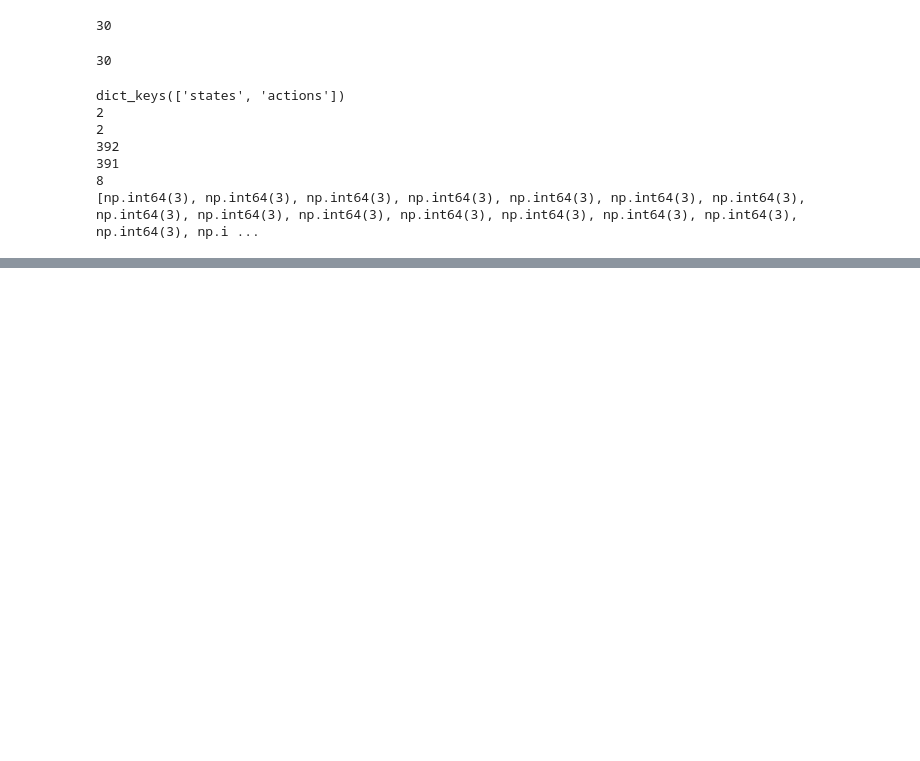
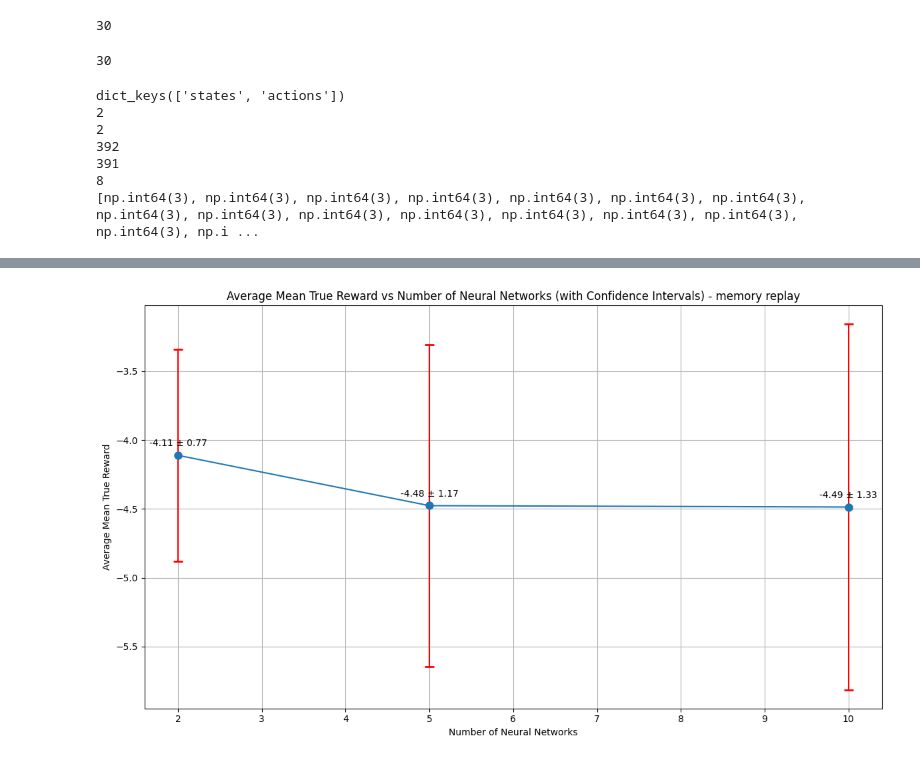
Before and after one commit to stefanoviel/UCBimitation, a Jupyter notebook: test.ipynb, the cells around one changed output, grey strips where cells are left out. Cells and saved outputs as stored; diff of their text form; code cells hidden in the pictures; blank space fills up the shorter version.

```diff
--- a/test.ipynb
+++ b/test.ipynb
@@ -197,0 +178,36 @@ plt.show()
+# %%
+import pandas as pd
+import matplotlib.pyplot as plt
+import numpy as np
+
+# Read the CSV file
+df = pd.read_csv('runs/true_rewards.csv')
+
+# Calculate the mean reward for each run
+mean_rewards = df.groupby(['num_of_NNs', 'run_id'])['true_reward'].mean().reset_index()
+
+# Calculate the average and standard deviation of mean rewards for each num_of_NNs
+avg_mean_rewards = mean_rewards.groupby('num_of_NNs')['true_reward'].agg(['mean', 'std']).reset_index()
+
+# Sort the results by num_of_NNs
+avg_mean_rewards = avg_mean_rewards.sort_values('num_of_NNs')
+
+# Create the plot
+plt.figure(figsize=(12, 7))
+plt.errorbar(avg_mean_rewards['num_of_NNs'], avg_mean_rewards['mean'],
+             yerr=avg_mean_rewards['std'], fmt='o-', capsize=5, capthick=2, ecolor='red', markersize=8)
+
+plt.xlabel('Number of Neural Networks')
+plt.ylabel('Average Mean True Reward')
+plt.title('Average Mean True Reward vs Number of Neural Networks (with Confidence Intervals) - memory replay')
+plt.grid(True)
+
+# Add value labels on the points
+for x, y, std in zip(avg_mean_rewards['num_of_NNs'], avg_mean_rewards['mean'], avg_mean_rewards['std']):
+    plt.annotate(f'{y:.2f} ± {std:.2f}', (x, y), textcoords="offset points", xytext=(0,10), ha='center')
+
+# Show the plot
+plt.tight_layout()
+plt.show()
+# %% [output]
+[figure, added]
```
Also changed, not shown: parts of 5 cells of this notebook, 2 other files.
